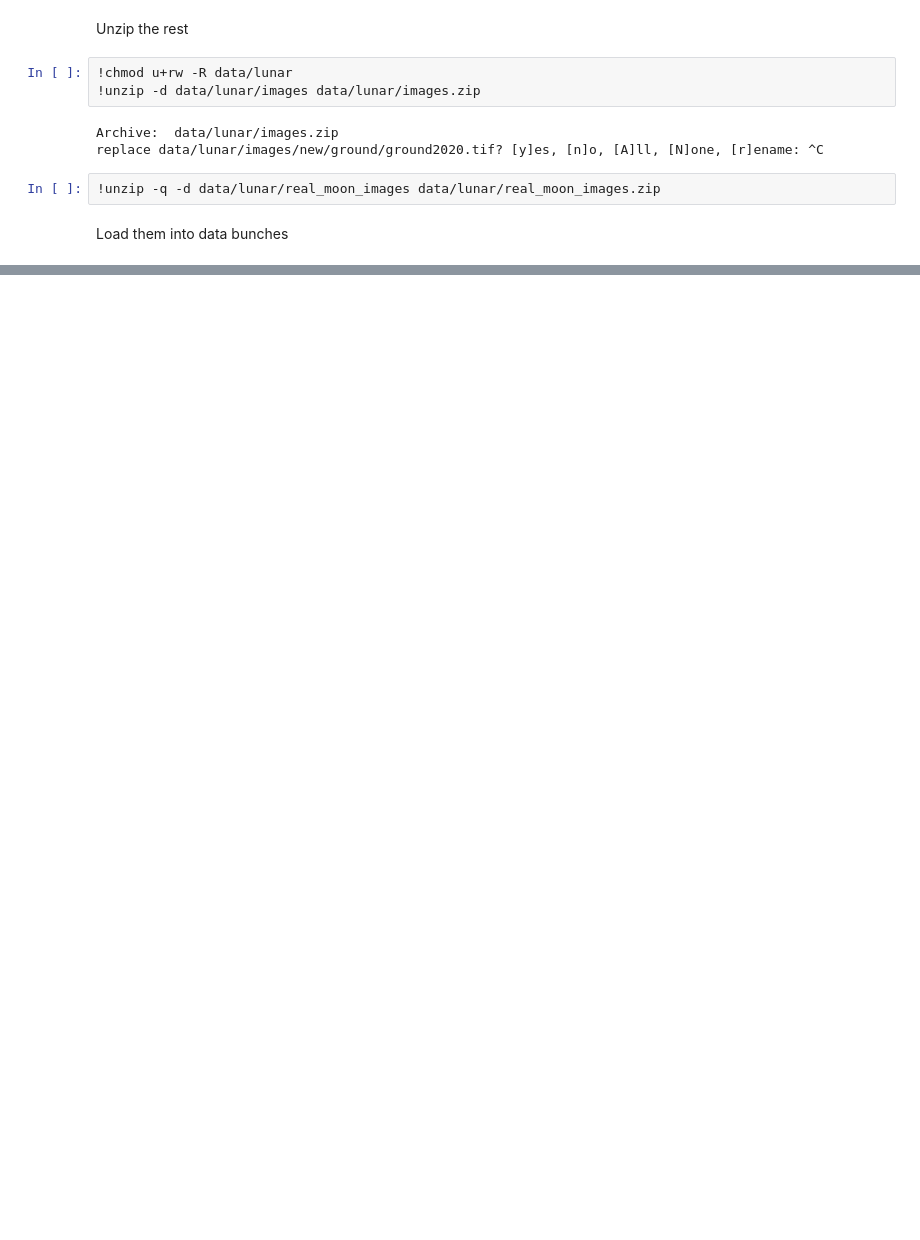
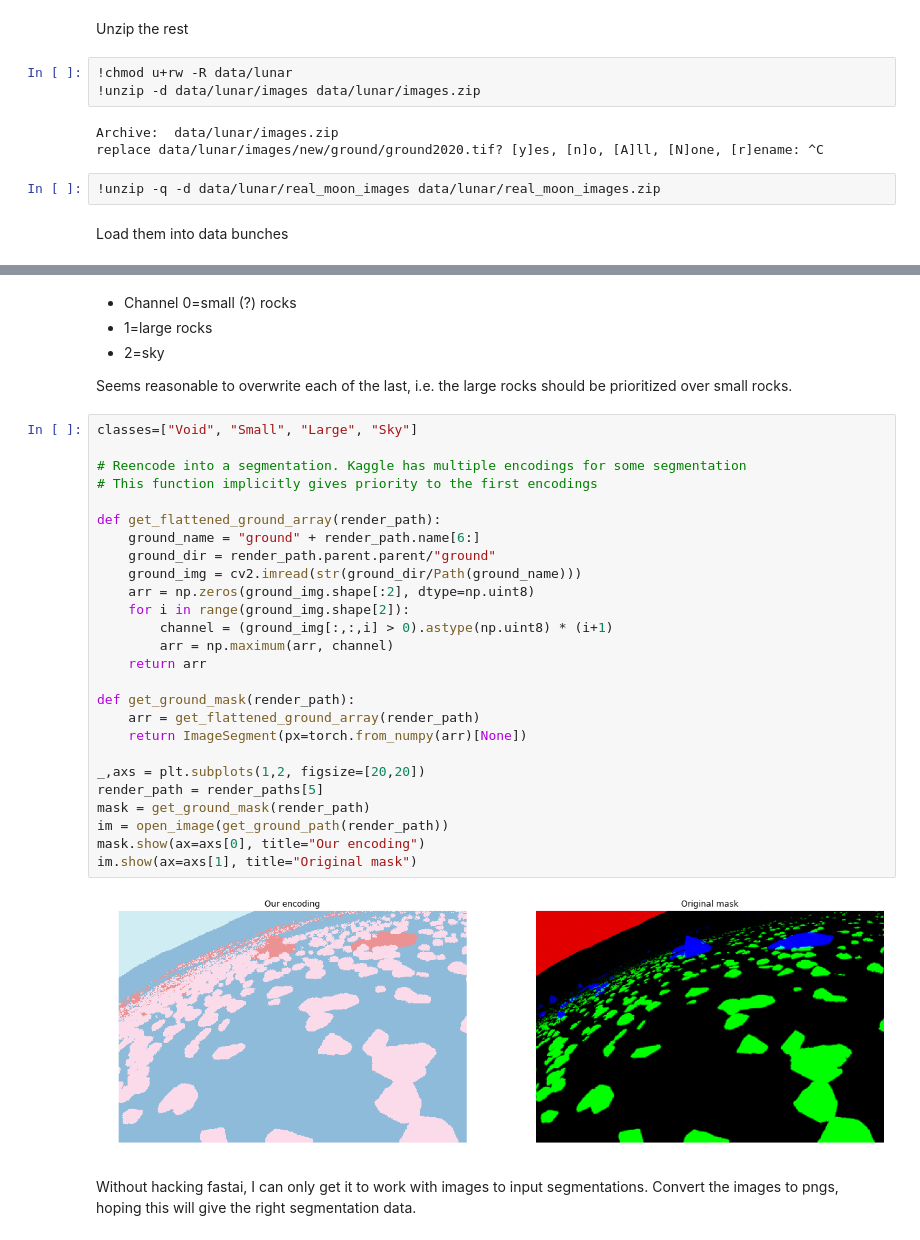
Before and after one commit to nijibabulu/lunar, a Jupyter notebook: lunar.ipynb, the cells around one changed output, grey strips where cells are left out. Saved outputs shown, nothing was run; the diff lists cells and outputs as text; blank space fills up the shorter version.

Commit message:
reincoding kaggle files for fastai.

```diff
--- a/lunar.ipynb
+++ b/lunar.ipynb
@@ -63,0 +76,37 @@ Show in docs
+# %% [markdown]
+
+- Channel 0=small (?) rocks
+- 1=large rocks
+- 2=sky
+
+Seems reasonable to overwrite each of the last, i.e. the large rocks should be prioritized over small rocks.
+# %%
+classes=["Void", "Small", "Large", "Sky"]
+
+# Reencode into a segmentation. Kaggle has multiple encodings for some segmentation
+# This function implicitly gives priority to the first encodings
+
+def get_flattened_ground_array(render_path):
+    ground_name = "ground" + render_path.name[6:]
+    ground_dir = render_path.parent.parent/"ground"
+    ground_img = cv2.imread(str(ground_dir/Path(ground_name)))
+    arr = np.zeros(ground_img.shape[:2], dtype=np.uint8)
+    for i in range(ground_img.shape[2]):
+        channel = (ground_img[:,:,i] > 0).astype(np.uint8) * (i+1)
+        arr = np.maximum(arr, channel)
+    return arr
+
+def get_ground_mask(render_path):
+    arr = get_flattened_ground_array(render_path)
+    return ImageSegment(px=torch.from_numpy(arr)[None])
+
+_,axs = plt.subplots(1,2, figsize=[20,20])
+render_path = render_paths[5]
+mask = get_ground_mask(render_path)
+im = open_image(get_ground_path(render_path))
+mask.show(ax=axs[0], title="Our encoding")
+im.show(ax=axs[1], title="Original mask")
+# %% [output]
+[figure, added]
+# %% [markdown]
+Without hacking fastai, I can only get it to work with images to input segmentations. Convert the images to pngs, hoping this will give the right segmentation data.
```
Also changed, not shown: parts of 28 cells of this notebook.
